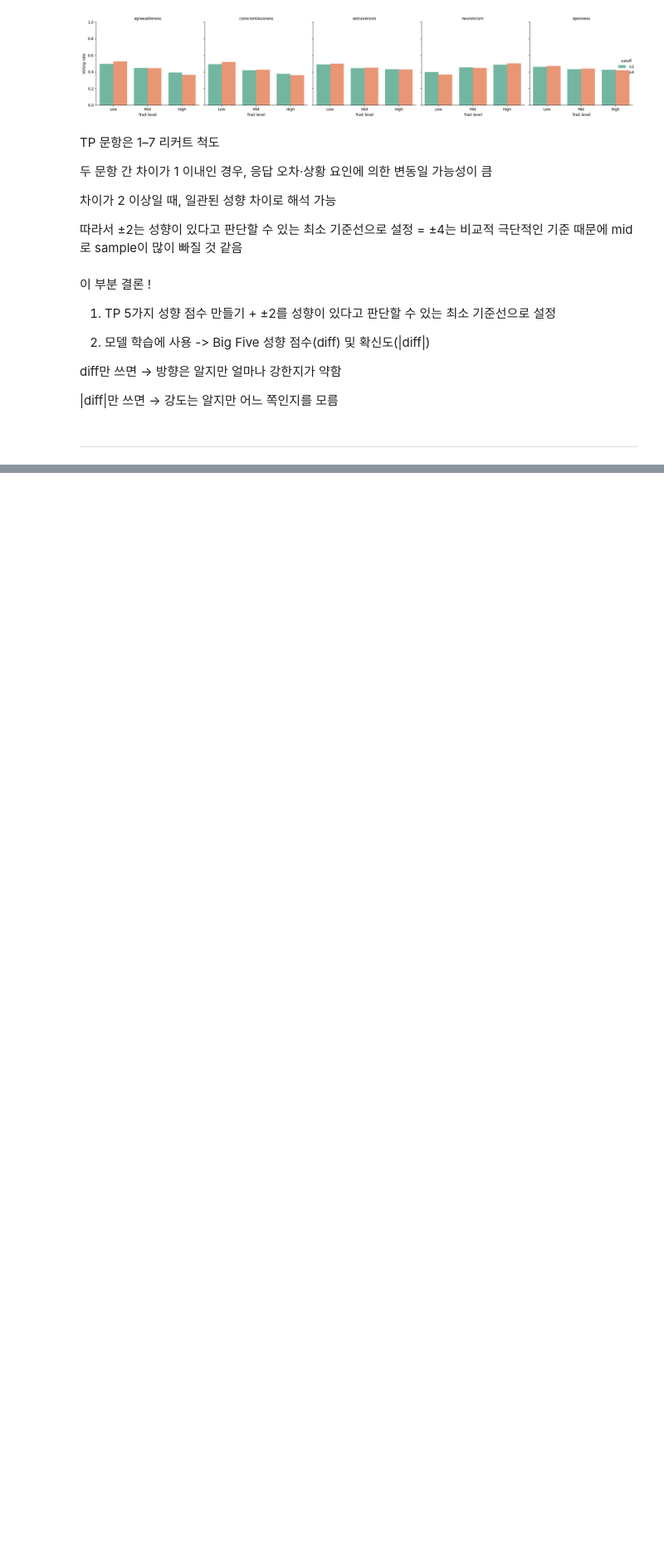
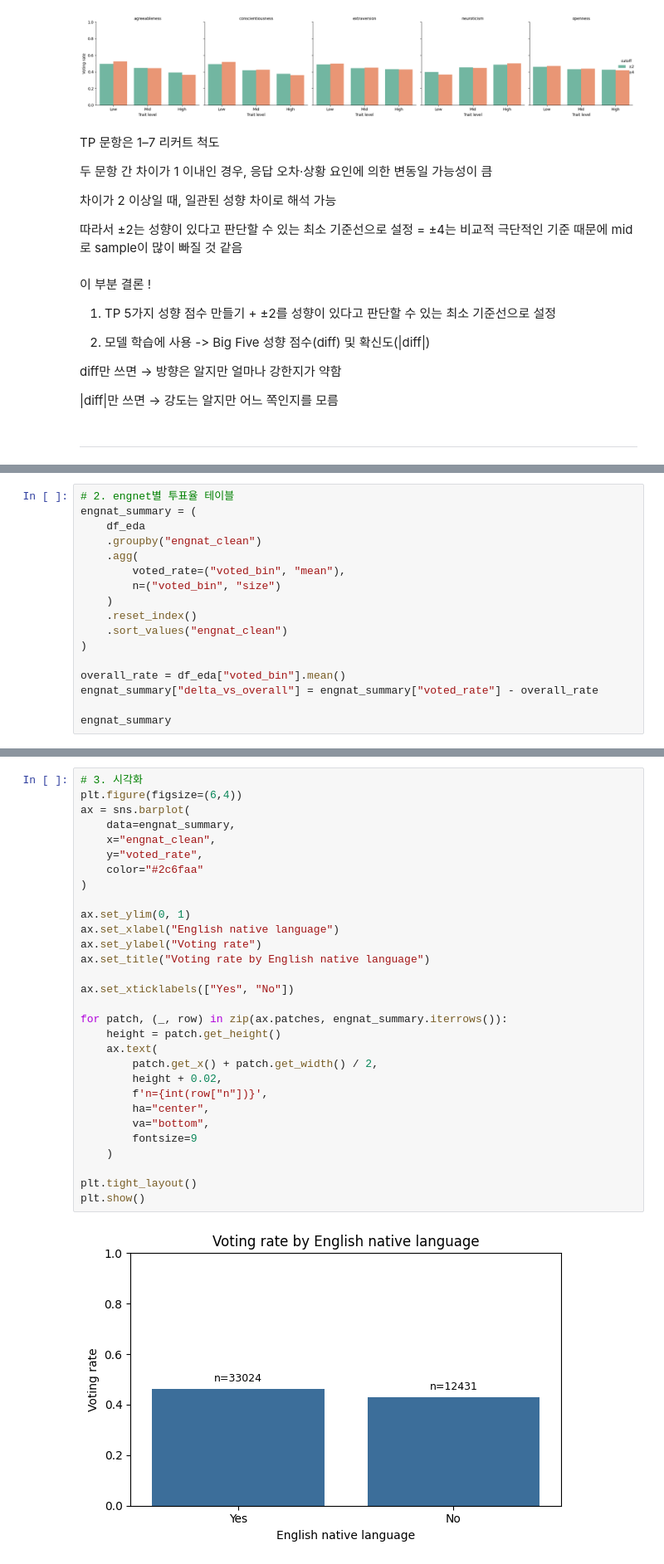
Before and after one commit to hyem1013/vote-AI, a Jupyter notebook: notebooks/hyemin/01_EDA.ipynb, the cells around one changed output, grey strips where cells are left out. Shown at 83% size. Cells and saved outputs as stored; diff of their text form; blank space fills up the shorter version.

```diff
--- a/notebooks/hyemin/01_EDA.ipynb
+++ b/notebooks/hyemin/01_EDA.ipynb
@@ -600,0 +801,17 @@ diff만 쓰면 → 방향은 알지만 얼마나 강한지가 약함
+# %%
+# 2. engnet별 투표율 테이블
+engnat_summary = (
+    df_eda
+    .groupby("engnat_clean")
+    .agg(
+        voted_rate=("voted_bin", "mean"),
+        n=("voted_bin", "size")
+    )
+    .reset_index()
+    .sort_values("engnat_clean")
+)
+
+overall_rate = df_eda["voted_bin"].mean()
+engnat_summary["delta_vs_overall"] = engnat_summary["voted_rate"] - overall_rate
+
+engnat_summary
@@ -600,0 +822,32 @@ diff만 쓰면 → 방향은 알지만 얼마나 강한지가 약함
+# %%
+# 3. 시각화
+plt.figure(figsize=(6,4))
+ax = sns.barplot(
+    data=engnat_summary,
+    x="engnat_clean",
+    y="voted_rate",
+    color="#2c6faa"
+)
+
+ax.set_ylim(0, 1)
+ax.set_xlabel("English native language")
+ax.set_ylabel("Voting rate")
+ax.set_title("Voting rate by English native language")
+
+ax.set_xticklabels(["Yes", "No"])
+
+for patch, (_, row) in zip(ax.patches, engnat_summary.iterrows()):
+    height = patch.get_height()
+    ax.text(
+        patch.get_x() + patch.get_width() / 2,
+        height + 0.02,
+        f'n={int(row["n"])}',
+        ha="center",
+        va="bottom",
+        fontsize=9
+    )
+
+plt.tight_layout()
+plt.show()
+# %% [output]
+[figure, added]
```
Also changed, not shown: parts of 29 cells of this notebook.
